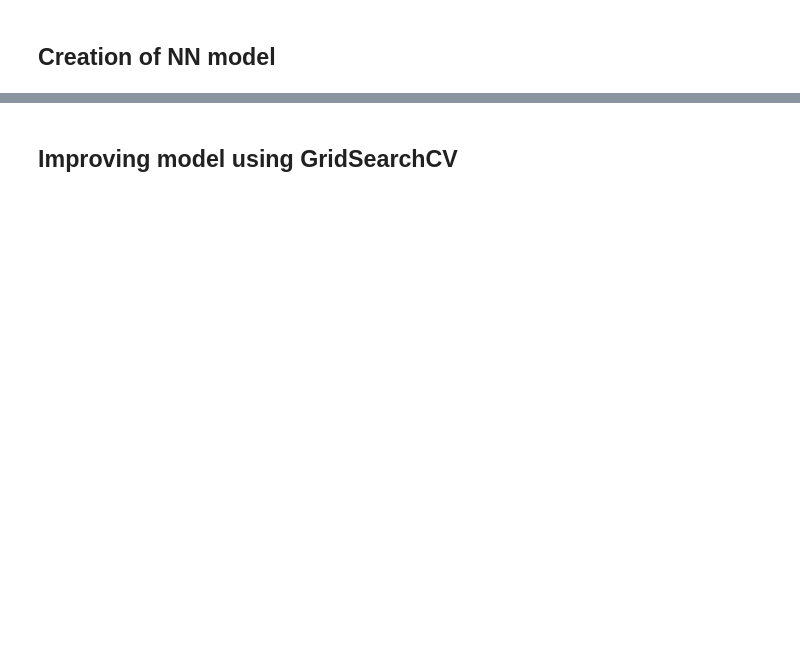
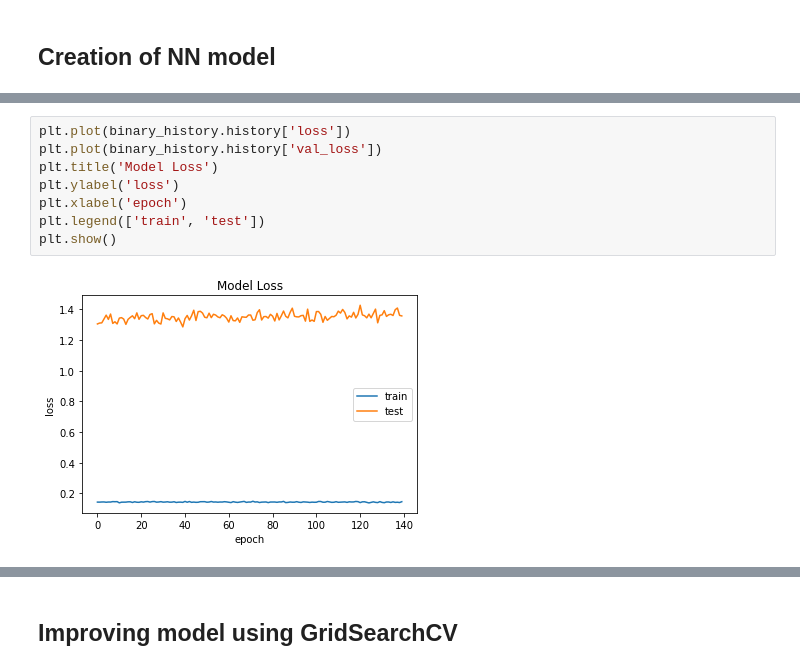
Before and after one commit to Labbe24/HeartDiseasePrediction, a Jupyter notebook: HeartDiseasePrediction.ipynb, the cells around one changed output, grey strips where cells are left out. Drawn from its saved outputs; the diff is of its cells as text; blank space fills up the shorter version.

```diff
--- a/HeartDiseasePrediction.ipynb
+++ b/HeartDiseasePrediction.ipynb
@@ -192,0 +182,10 @@ weighted avg       0.86      0.85      0.85       184
+# %%
+plt.plot(binary_history.history['loss'])
+plt.plot(binary_history.history['val_loss'])
+plt.title('Model Loss')
+plt.ylabel('loss')
+plt.xlabel('epoch')
+plt.legend(['train', 'test'])
+plt.show()
+# %% [output]
+[figure, added]
```
Also changed, not shown: parts of 16 cells of this notebook, 1 other file.
